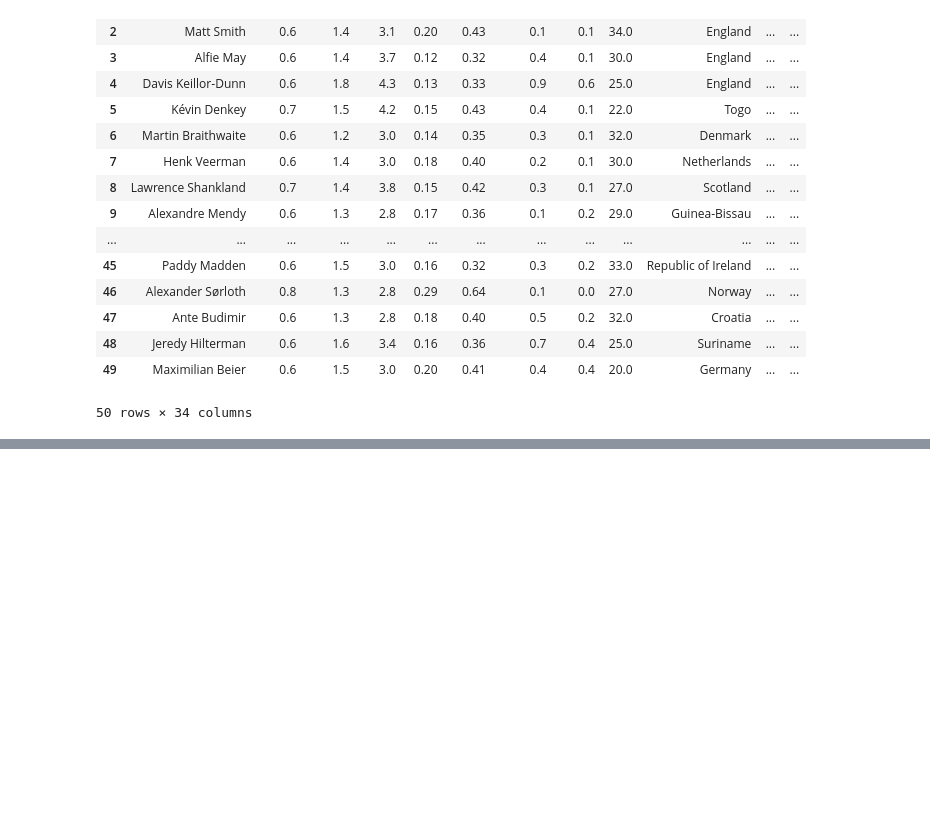
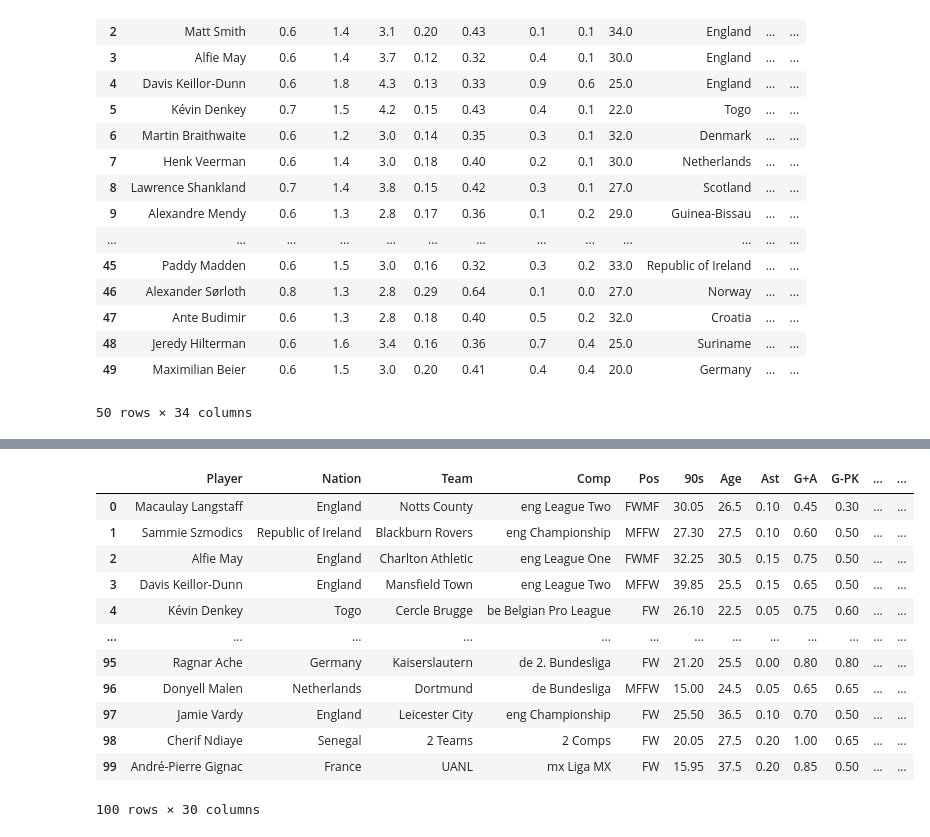
Before and after one commit to DarthJkid/Major-Project-Anglia-Ruskin, a Jupyter notebook: scripts/Fbref_cleaning.ipynb, the cells around one changed output, grey strips where cells are left out. Cells and saved outputs as stored; diff of their text form; code cells hidden in the pictures; blank space fills up the shorter version.

```diff
--- a/scripts/Fbref_cleaning.ipynb
+++ b/scripts/Fbref_cleaning.ipynb
@@ -313,0 +354,5 @@ KeyError: "['Gls/90'] not in index"
+# %%
+#Drop G/Sh.1, G/SoT.1, SoT%.1, Tkl+Int, Gls, Tkl+Int/90, SoT, Sh, TklW, Int
+cols_to_drop = ['G/Sh.1', 'G/SoT.1', 'SoT%.1', 'Tkl+Int', 'Gls', 'Tkl+Int/90', 'SoT/90.1', 'Sh/90.1', 'TklW/90.1', 'Int/90.1', 'Gls/90.1', ]
+df_merged.drop(columns=cols_to_drop, inplace=True)
+df_merged.info(verbose=True)
@@ -313,0 +377,17 @@ KeyError: "['Gls/90'] not in index"
+# %%
+ #show head of merged and all columns for first 100 rows
+df_merged.head(100)
+# %% [output]
+|  | Player | Nation | Team | Comp | Pos | 90s | Age | Ast | G+A | G-PK | ... | ... |
+| 0 | Macaulay Langstaff | England | Notts County | eng League Two | FWMF | 30.05 | 26.5 | 0.10 | 0.45 | 0.30 | ... | ... |
+| 1 | Sammie Szmodics | Republic of Ireland | Blackburn Rovers | eng Championship | MFFW | 27.30 | 27.5 | 0.10 | 0.60 | 0.50 | ... | ... |
+| 2 | Alfie May | England | Charlton Athletic | eng League One | FWMF | 32.25 | 30.5 | 0.15 | 0.75 | 0.50 | ... | ... |
+| 3 | Davis Keillor-Dunn | England | Mansfield Town | eng League Two | MFFW | 39.85 | 25.5 | 0.15 | 0.65 | 0.50 | ... | ... |
+| 4 | Kévin Denkey | Togo | Cercle Brugge | be Belgian Pro League | FW | 26.10 | 22.5 | 0.05 | 0.75 | 0.60 | ... | ... |
+| ... | ... | ... | ... | ... | ... | ... | ... | ... | ... | ... | ... | ... |
+| 95 | Ragnar Ache | Germany | Kaiserslautern | de 2. Bundesliga | FW | 21.20 | 25.5 | 0.00 | 0.80 | 0.80 | ... | ... |
+| 96 | Donyell Malen | Netherlands | Dortmund | de Bundesliga | MFFW | 15.00 | 24.5 | 0.05 | 0.65 | 0.65 | ... | ... |
+| 97 | Jamie Vardy | England | Leicester City | eng Championship | FW | 25.50 | 36.5 | 0.10 | 0.70 | 0.50 | ... | ... |
+| 98 | Cherif Ndiaye | Senegal | 2 Teams | 2 Comps | FW | 20.05 | 27.5 | 0.20 | 1.00 | 0.65 | ... | ... |
+| 99 | André-Pierre Gignac | France | UANL | mx Liga MX | FW | 15.95 | 37.5 | 0.20 | 0.85 | 0.50 | ... | ... |
+100 rows × 30 columns
```
Also changed, not shown: parts of 8 cells of this notebook, 6 other files.
